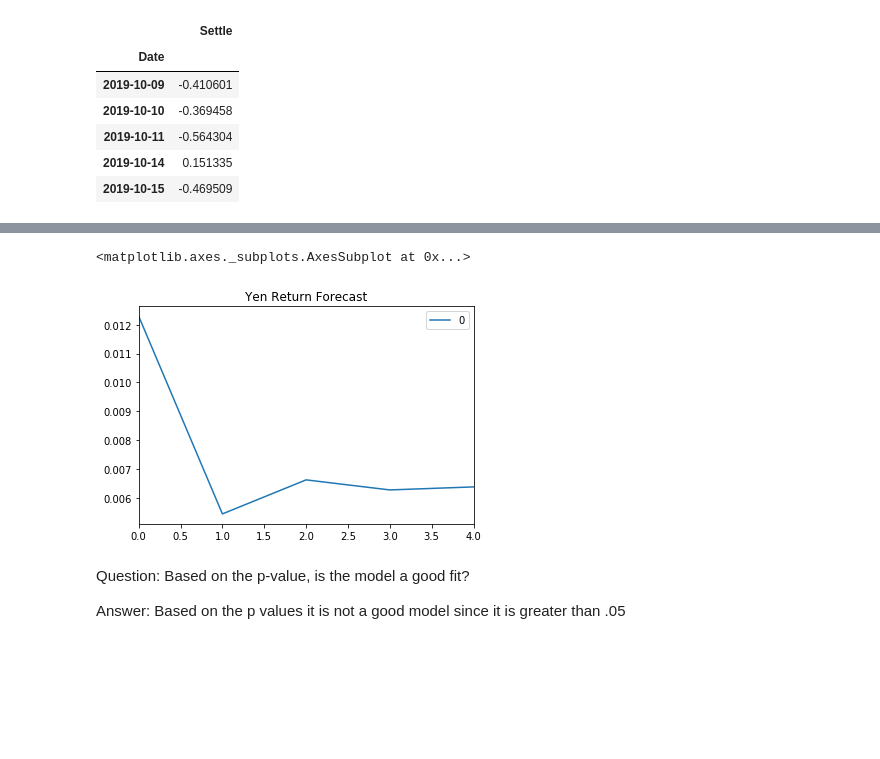
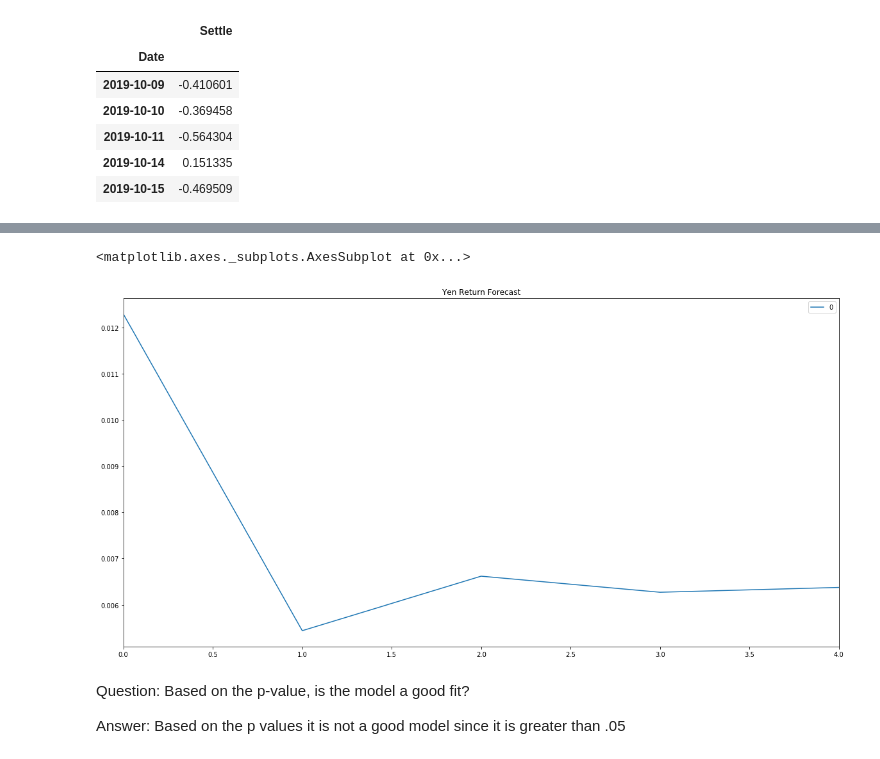
Before and after one commit to manpreetpadam/A-Yen-for-the-Future, a Jupyter notebook: time_series_analysis.ipynb, the cells around one changed output, grey strips where cells are left out. Cells and saved outputs as stored; diff of their text form; code cells hidden in the pictures; blank space fills up the shorter version.

```diff
--- a/time_series_analysis.ipynb
+++ b/time_series_analysis.ipynb
@@ -150,10 +147,10 @@ Roots
 | MA.1 | -3.3931 | +0.0000j | 3.3931 | 0.5000 |
 # %%
 # Plot the 5 Day Returns Forecast
-pd.DataFrame(results.forecast(steps=5)[0]).plot(title="Yen Return Forecast")
+pd.DataFrame(results.forecast(steps=5)[0]).plot(title="Yen Return Forecast",figsize=(20,10))
 # %% [output]
 <matplotlib.axes._subplots.AxesSubplot at 0x...>
-[figure, old version]
+[figure, new version]
 # %% [markdown]
 Question: Based on the p-value, is the model a good fit?
 
```
Also changed, not shown: parts of 10 cells of this notebook, 14 other files.
